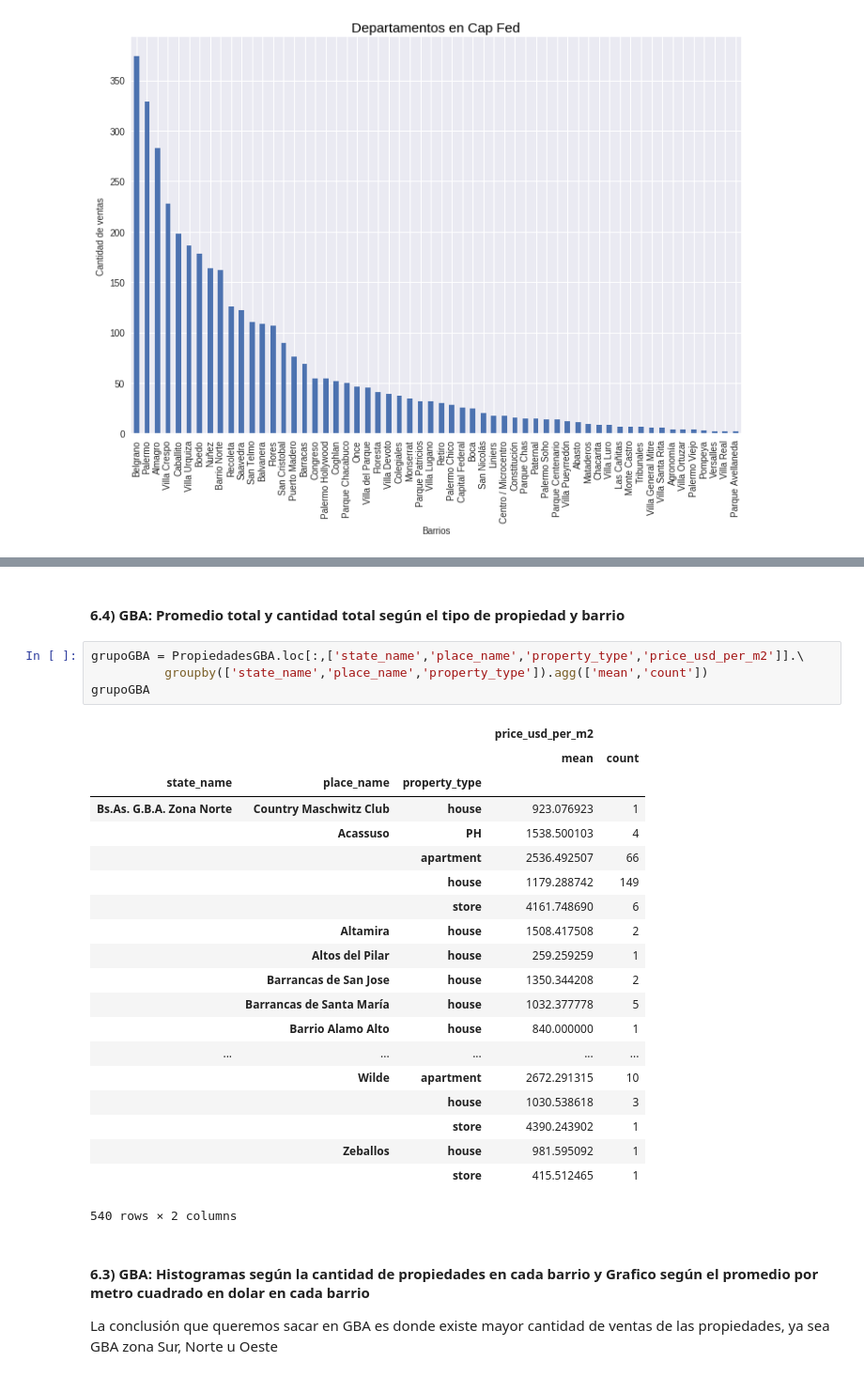
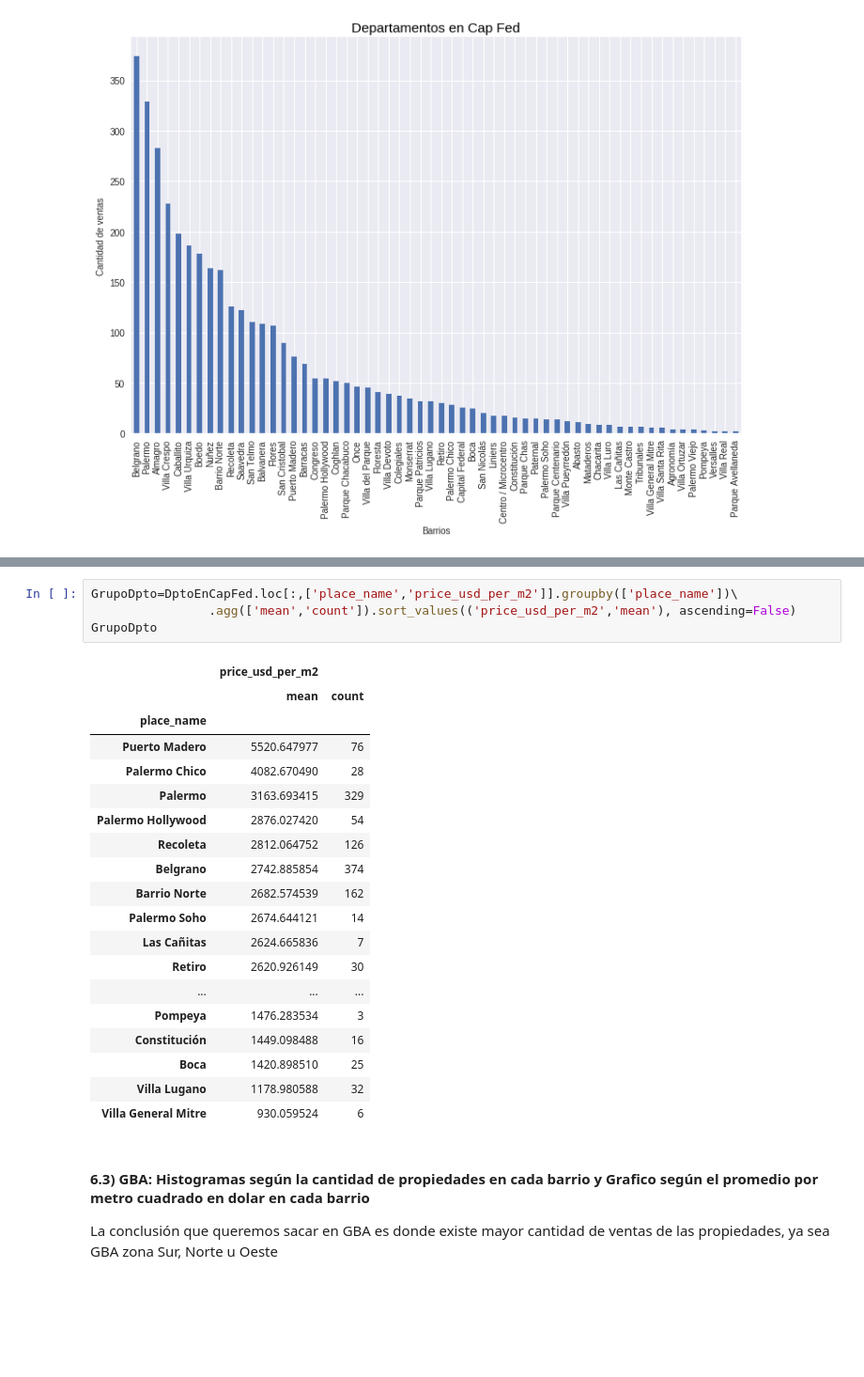
Before and after one commit to ariel55/survivingdata, a Jupyter notebook: yuri.ipynb, the cells around one changed output, grey strips where cells are left out. Shown at 94% size. Drawn from its saved outputs; the diff is of its cells as text; blank space fills up the shorter version.

```diff
--- a/yuri.ipynb
+++ b/yuri.ipynb
@@ -396,30 +317,27 @@ plt.show();
-# %% [markdown]
-#### 6.4) GBA: Promedio total y cantidad total según el tipo de propiedad y barrio
 # %%
-grupoGBA = PropiedadesGBA.loc[:,['state_name','place_name','property_type','price_usd_per_m2']].\
-          groupby(['state_name','place_name','property_type']).agg(['mean','count'])
-grupoGBA
+GrupoDpto=DptoEnCapFed.loc[:,['place_name','price_usd_per_m2']].groupby(['place_name'])\
+                .agg(['mean','count']).sort_values(('price_usd_per_m2','mean'), ascending=False)
+GrupoDpto
 # %% [output]
-|  |  |  | price_usd_per_m2 |  |
-|  |  |  | mean | count |
-| state_name | place_name | property_type |  |  |
-| Bs.As. G.B.A. Zona Norte | Country Maschwitz Club | house | 923.076923 | 1 |
-|  | Acassuso | PH | 1538.500103 | 4 |
-|  |  | apartment | 2536.492507 | 66 |
-|  |  | house | 1179.288742 | 149 |
-|  |  | store | 4161.748690 | 6 |
-|  | Altamira | house | 1508.417508 | 2 |
-|  | Altos del Pilar | house | 259.259259 | 1 |
-|  | Barrancas de San Jose | house | 1350.344208 | 2 |
-|  | Barrancas de Santa María | house | 1032.377778 | 5 |
-|  | Barrio Alamo Alto | house | 840.000000 | 1 |
-| ... | ... | ... | ... | ... |
-|  | Wilde | apartment | 2672.291315 | 10 |
-|  |  | house | 1030.538618 | 3 |
-|  |  | store | 4390.243902 | 1 |
-|  | Zeballos | house | 981.595092 | 1 |
-|  |  | store | 415.512465 | 1 |
+|  | price_usd_per_m2 |  |
+|  | mean | count |
+| place_name |  |  |
+| Puerto Madero | 5520.647977 | 76 |
+| Palermo Chico | 4082.670490 | 28 |
+| Palermo | 3163.693415 | 329 |
+| Palermo Hollywood | 2876.027420 | 54 |
+| Recoleta | 2812.064752 | 126 |
+| Belgrano | 2742.885854 | 374 |
+| Barrio Norte | 2682.574539 | 162 |
+| Palermo Soho | 2674.644121 | 14 |
+| Las Cañitas | 2624.665836 | 7 |
+| Retiro | 2620.926149 | 30 |
+| ... | ... | ... |
+| Pompeya | 1476.283534 | 3 |
+| Constitución | 1449.098488 | 16 |
+| Boca | 1420.898510 | 25 |
+| Villa Lugano | 1178.980588 | 32 |
+| Villa General Mitre | 930.059524 | 6 |
-540 rows × 2 columns
 # %% [markdown]
 #### 6.3) GBA:  Histogramas según  la cantidad de propiedades en cada barrio y Grafico según el promedio por metro cuadrado en dolar en cada barrio
 
```
Also changed, not shown: parts of 25 cells of this notebook.
